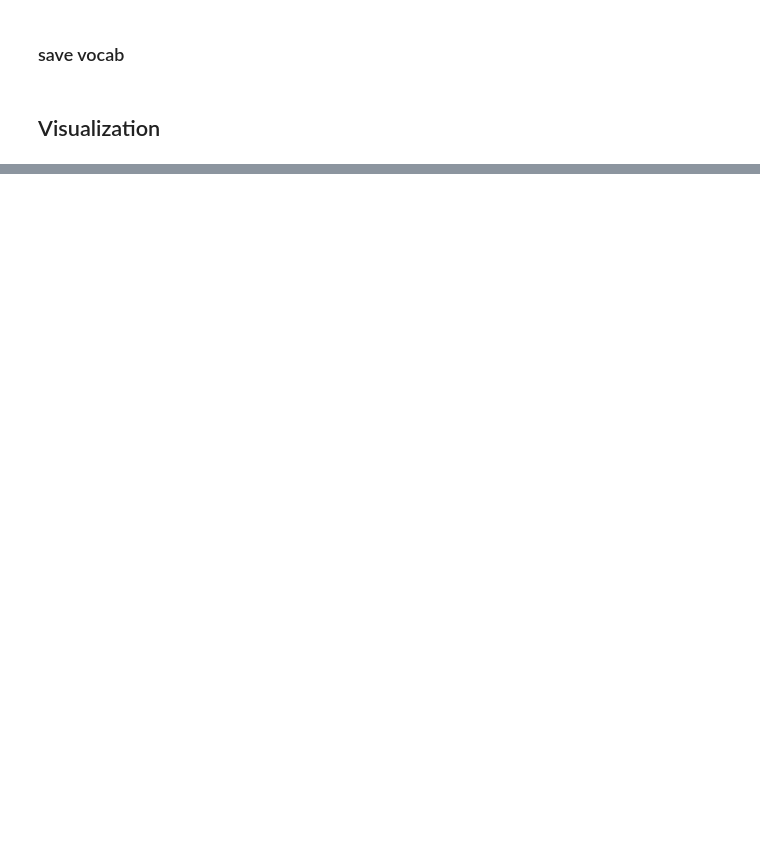
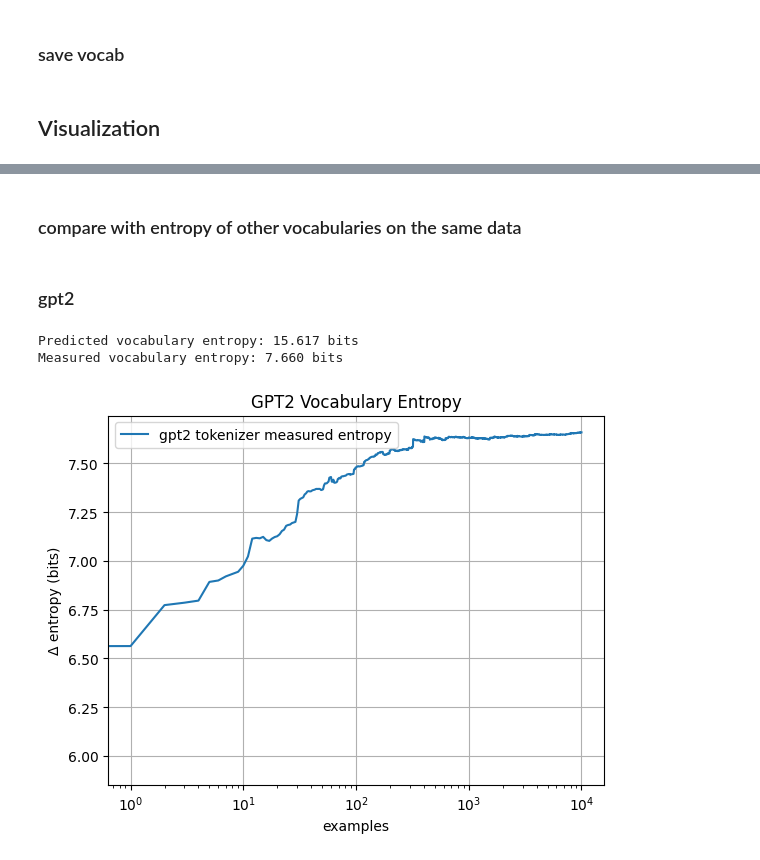
Before and after one commit to aletheap/tokenizer, a Jupyter notebook: test.ipynb, the cells around one changed output, grey strips where cells are left out. Drawn from its saved outputs; the diff is of its cells as text; code cells hidden in the pictures; blank space fills up the shorter version.

```diff
--- a/test.ipynb
+++ b/test.ipynb
@@ -309,0 +365,48 @@ assert vocab.items() == test_loaded_vocab.items(), f"ERROR:\n{vocab.items()=}\n{
+# %% [markdown]
+### compare with entropy of other vocabularies on the same data
+# %% [markdown]
+### gpt2
+# %%
+from transformers import GPT2Tokenizer
+
+tokenizer = GPT2Tokenizer.from_pretrained("gpt2")
+
+gpt2_vocab_raw = tokenizer.get_vocab()
+gpt2_max_token_size = max([len(t) for t in gpt2_vocab_raw])
+gpt2_vocab = Vocabulary({bytes(t, 'utf-8'): 1 for t in gpt2_vocab_raw},
+                        no_merge_on_right=[],
+                        no_merge_on_left=[],
+                        truncate_freq_lower_bound=0,
+                        max_size=len(gpt2_vocab_raw),
+                        max_token_len=gpt2_max_token_size)
+
+h_gpt2, progress_gpt2, freqs_gpt2 = measure_vocab_entropy(gpt2_vocab, ds, 10_000)
+
+print(f"Predicted vocabulary entropy: {gpt2_vocab.entropy(precision=3)} bits")
+print(f"Measured vocabulary entropy: {h_gpt2:.3f} bits")
+# %% [output]
+Predicted vocabulary entropy: 15.617 bits
+Measured vocabulary entropy: 7.660 bits
+# %%
+
+plt.close()
+y = np.array(progress_gpt2)
+y = y[y != 0]
+x = np.arange(len(y))
+#plt.plot(x, np.abs(h - hs), label="abs(predicted - measured)")
+plt.plot(x, y, label="gpt2 tokenizer measured entropy")
+#plt.yscale("log")
+plt.xscale("log")
+plt.xlabel("examples")
+plt.ylabel("Δ entropy (bits)")
+plt.title("GPT2 Vocabulary Entropy")
+plt.legend()
+#bound = .025
+#bound = 10
+#plt.ylim(-bound, bound)
+#plt.yticks(np.arange(-bound, bound+ bound/4, bound/2))
+plt.grid()
+plt.show()
+plt.close()
+# %% [output]
+[figure, added]
```
Also changed, not shown: parts of 22 cells of this notebook, 4 other files.
